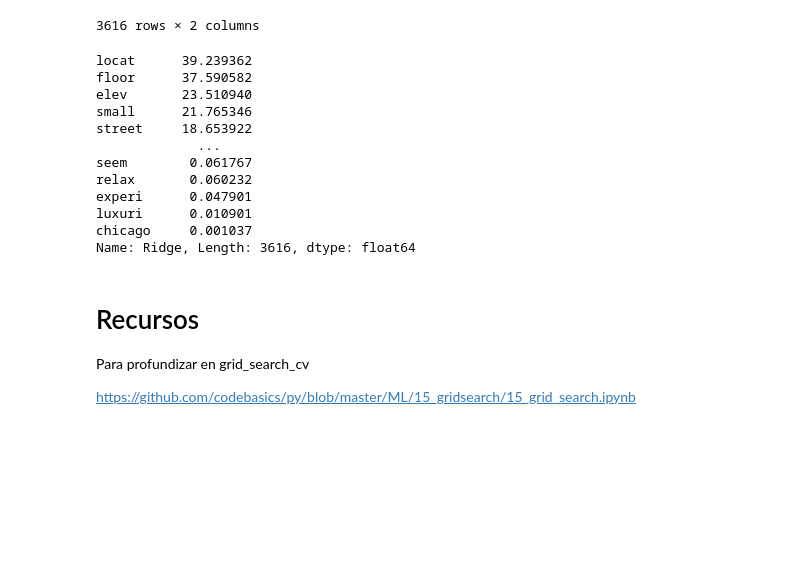
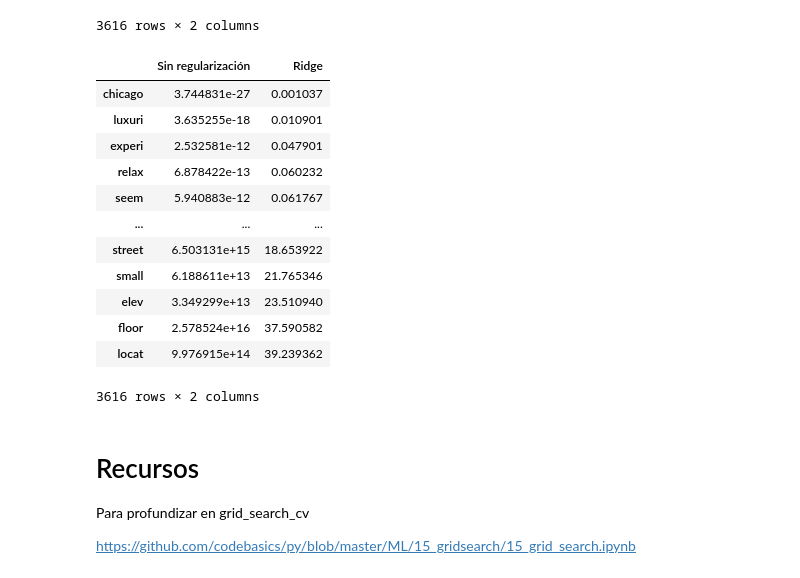
Before and after one commit to AnIsAsPe/LogisticRegression_SpamOpinion, a Jupyter notebook: Notebooks/Clasificador_reseñas_Regresión_logística_.ipynb, the cells around one changed output. Drawn from its saved outputs; the diff is of its cells as text; code cells hidden in the pictures; blank space fills up the shorter version.

```diff
--- a/Notebooks/Clasificador_reseñas_Regresión_logística_.ipynb
+++ b/Notebooks/Clasificador_reseñas_Regresión_logística_.ipynb
@@ -498,7 +582,8 @@ Name: Ridge, Length: 3616, dtype: float64
 # %%
 # Observa las magnitudes de los coeficientes del modelo
 #  sin y con regularización Ridge
-pd.concat([coeficientes_rl,coeficientes_ridge], axis=1)
+coef = pd.concat([coeficientes_rl,coeficientes_ridge], axis=1)
+coef
 # %% [output]
 |  | Sin regularización | Ridge |
 | floor | 37.788578 | 3.626754 |
@@ -515,20 +600,21 @@ pd.concat([coeficientes_rl,coeficientes_ridge], axis=1)
 3616 rows × 2 columns
 # %%
 # importancia de las palabras para predecir que es falsa la reseña
-np.exp(coeficientes_ridge)
+np.exp(coef).sort_values(by='Ridge')
 # %% [output]
+|  | Sin regularización | Ridge |
+| chicago | 3.744831e-27 | 0.001037 |
+| luxuri | 3.635255e-18 | 0.010901 |
+| experi | 2.532581e-12 | 0.047901 |
+| relax | 6.878422e-13 | 0.060232 |
+| seem | 5.940883e-12 | 0.061767 |
+| ... | ... | ... |
+| street | 6.503131e+15 | 18.653922 |
+| small | 6.188611e+13 | 21.765346 |
+| elev | 3.349299e+13 | 23.510940 |
+| floor | 2.578524e+16 | 37.590582 |
+| locat | 9.976915e+14 | 39.239362 |
-locat      39.239362
-floor      37.590582
-elev       23.510940
-small      21.765346
-street     18.653922
-             ...
-seem        0.061767
-relax       0.060232
-experi      0.047901
-luxuri      0.010901
-chicago     0.001037
-Name: Ridge, Length: 3616, dtype: float64
+3616 rows × 2 columns
 # %% [markdown]
 # Recursos
 
```
Also changed, not shown: parts of 16 cells of this notebook.
